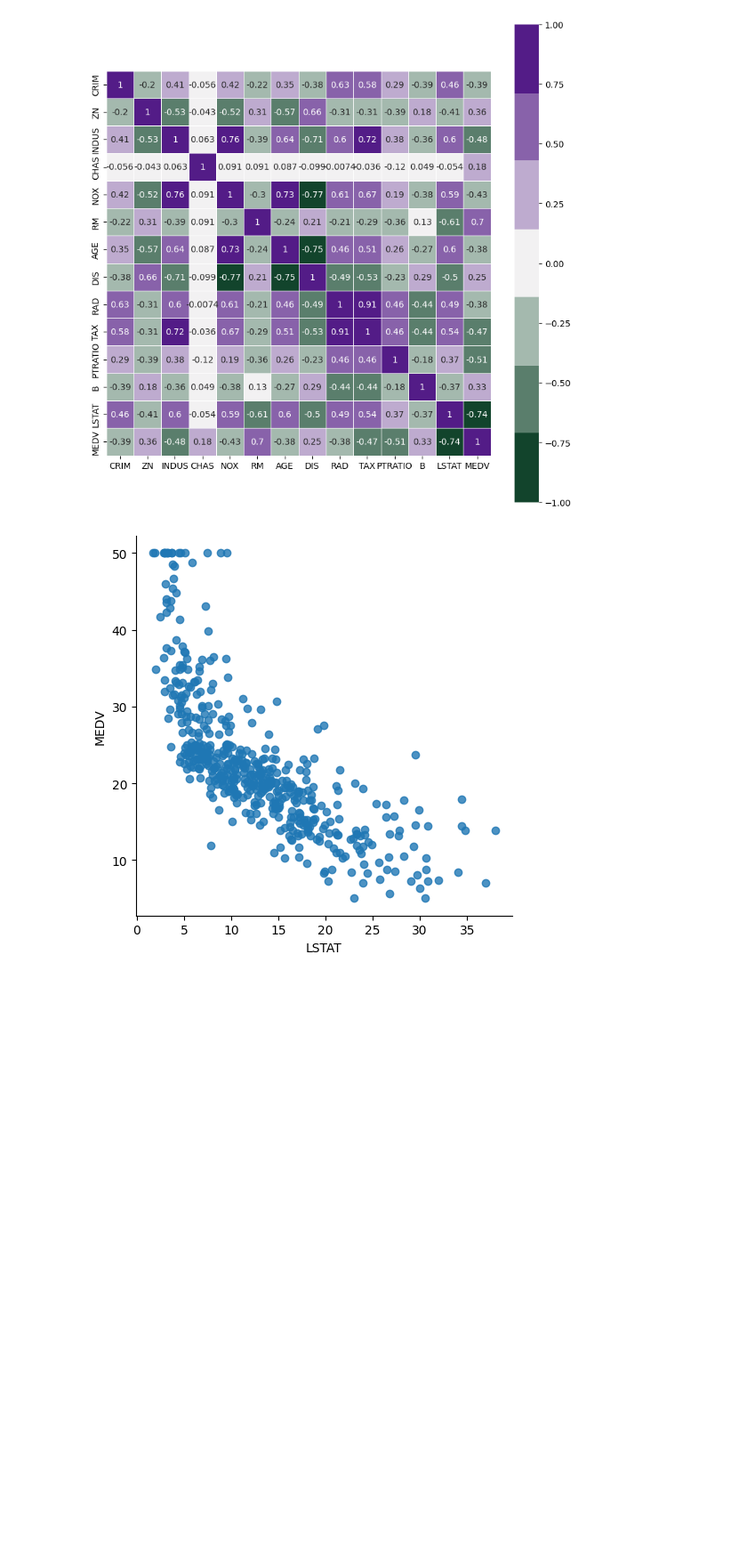
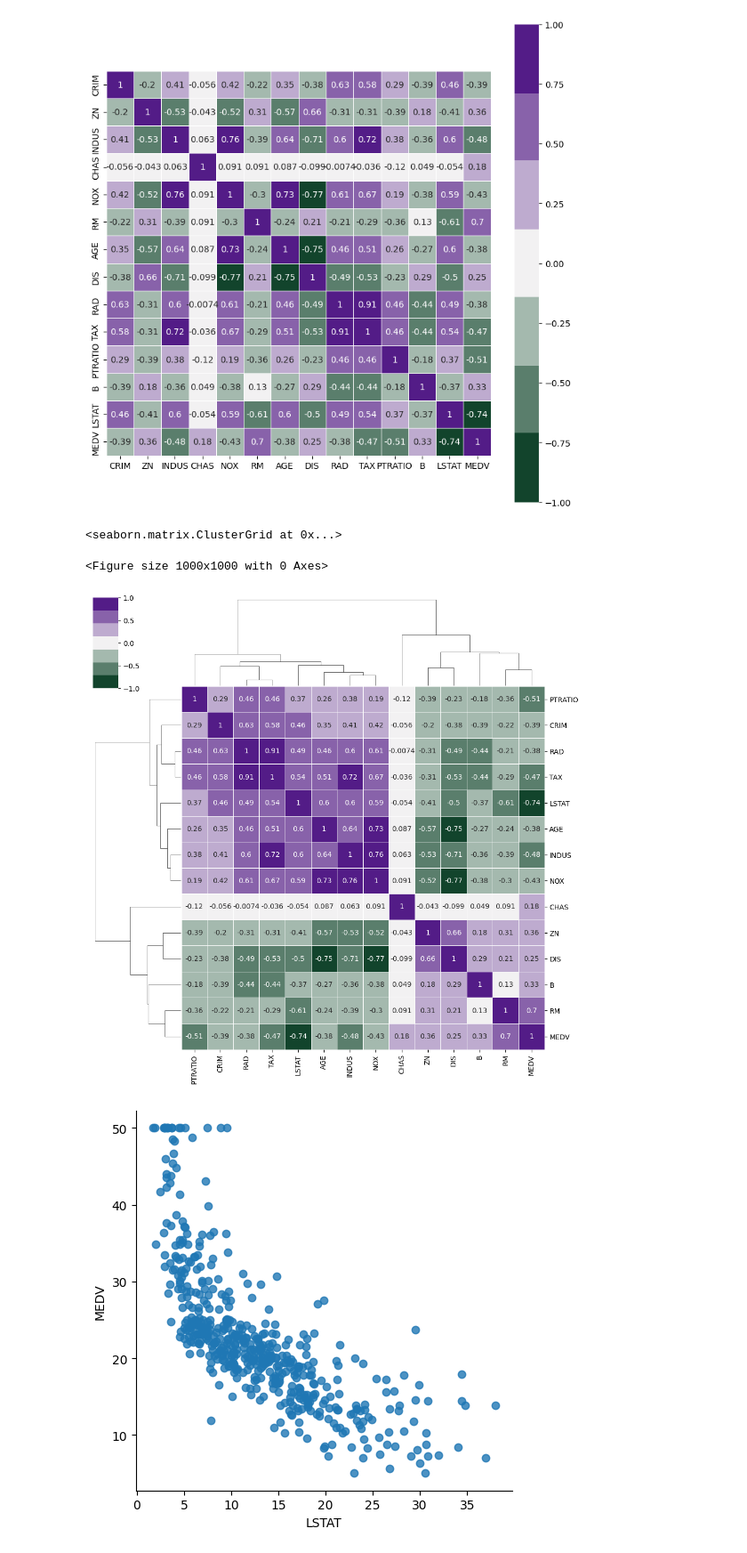
Before and after one commit to Varushet/Data_Science, a Jupyter notebook: 2-Data_Analysis/0-Matematicas_DS/2-Estadística_descriptiva.ipynb, the cells around one changed output. Shown at 89% size. Saved outputs shown, nothing was run; the diff lists cells and outputs as text; code cells hidden in the pictures; blank space fills up the shorter version.

```diff
--- a/2-Data_Analysis/0-Matematicas_DS/2-Estadística_descriptiva.ipynb
+++ b/2-Data_Analysis/0-Matematicas_DS/2-Estadística_descriptiva.ipynb
@@ -847,6 +847,16 @@ sns.heatmap(boston_df.corr(),vmin=-1, vmax=1, center=0,
 # %% [output]
 <Axes: >
 [figure]
+# %%
+import matplotlib.pyplot as plt
+plt.figure(figsize=(10,10))
+sns.clustermap(boston_df.corr(),vmin=-1, vmax=1, center=0,
+            cmap=sns.diverging_palette(145, 280, s=85, l=25, n=7),
+            square=True, linewidths=.5, annot=True)
+# %% [output]
+<seaborn.matrix.ClusterGrid at 0x...>
+<Figure size 1000x1000 with 0 Axes>
+[figure, added]
 # %%
 sns.lmplot(x="LSTAT", y="MEDV", data=boston_df, fit_reg=False);
 # %% [output]
```
Also changed, not shown: parts of 13 cells of this notebook, 1 other file.
